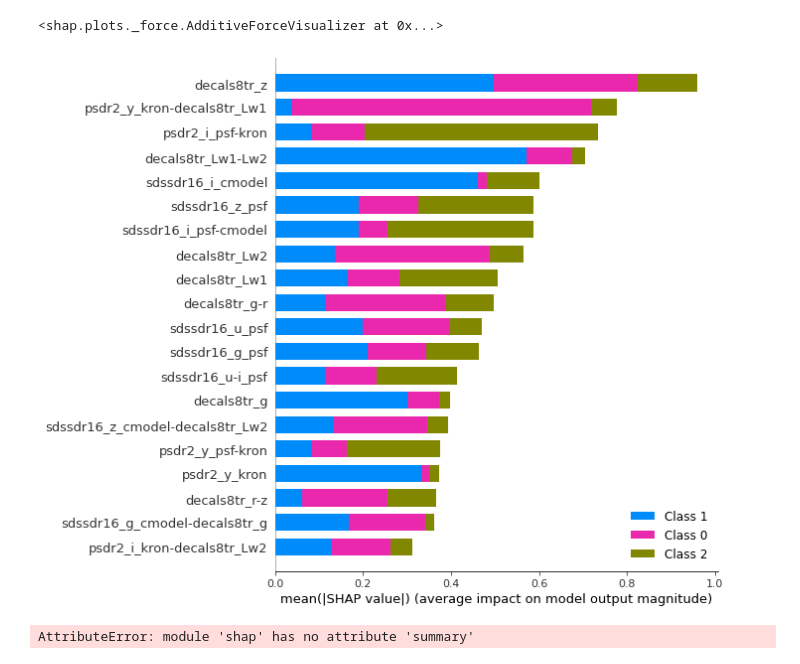
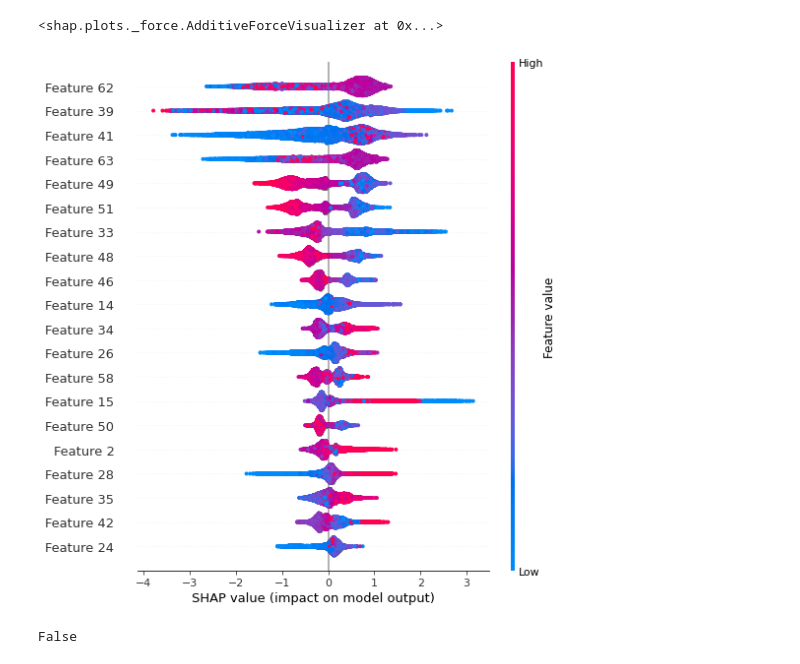
Before and after one commit to NadezhdaMalysheva/Scientific-work, a Jupyter notebook: S-G-Q_DESI+PanSTARRS+SDSS+WISE+J_UHS/Feature selection.ipynb, the cells around one changed output. Saved outputs shown, nothing was run; the diff lists cells and outputs as text; code cells hidden in the pictures.

```diff
--- a/S-G-Q_DESI+PanSTARRS+SDSS+WISE+J_UHS/Feature selection.ipynb
+++ b/S-G-Q_DESI+PanSTARRS+SDSS+WISE+J_UHS/Feature selection.ipynb
@@ -627,7 +629,7 @@ overview = "sdssdr16+psdr2+all_decals8tr"#f[data].keys():
 # %%
-df = pd.read_pickle('./data/rename_x1_class.pkl_gz', compression='gzip')
-df1 = df.loc[df['fold'] == 0].dropna(subset=['J'])
-df2 = df.loc[df['fold'] == 1].dropna(subset=['J'])
+df = pd.read_pickle('./data/weak.pkl_gz', compression='gzip')
+df1 = df.loc[df['fold'] == 0]#.dropna(subset=['J'])
+df2 = df.loc[df['fold'] == 1]#.dropna(subset=['J'])
 # %%
 df11 = df1[f[data][overview]+['class']].dropna()
 df22 = df2[f[data][overview]+['class']].dropna()
@@ -642,8 +644,8 @@ from sklearn.metrics import mean_squared_error, f1_score, confusion_matrix, accu
 import lightgbm as lgb
 from time import time
 # %%
-model1, robust1 = joblib.load('./models0/'+ data +'/model_'+overview+'.pkl'), joblib.load('models0/'+ data +'/'+overview+'_robust_for_gb.pkl')
-model2, robust2 = joblib.load('./models1/'+ data +'/model_'+overview+'.pkl'), joblib.load('models1/'+ data +'/'+overview+'_robust_for_gb.pkl')
+model1, robust1 = joblib.load('weak_true/models0/'+ data +'/model_'+overview+'.pkl'), joblib.load('weak_true/models0/'+ data +'/'+overview+'_robust_for_gb.pkl')
+model2, robust2 = joblib.load('weak_true/models1/'+ data +'/model_'+overview+'.pkl'), joblib.load('weak_true/models1/'+ data +'/'+overview+'_robust_for_gb.pkl')
 # %%
 import seaborn as sns
 import matplotlib.pyplot as plt
@@ -694,5 +1011,6 @@ print_feature(model2, f[data][overview], ax2)
 import shap
 from sklearn.model_selection import train_test_split
 explainer = shap.TreeExplainer(model1)
-train_X, val_X, train_y, val_y = train_test_split(df22[f[data][overview]], df22['class'], random_state=1)
-shap_values = explainer.shap_values(df11[f[data][overview]])
+X_train = robust1.transform(df1[f[data][overview]])
+shap_values = np.array(explainer.shap_values(X_train))
+print(shap_values.shape)
@@ -703,10 +1024,15 @@ shap.force_plot(explainer.expected_value[1], shap_values[1][0, :], df22[f[data][
 [interactive output not drawn]
 <shap.plots._force.AdditiveForceVisualizer at 0x...>
 # %%
-shap.summary_plot(shap_values, df22[f[data][overview]])
+shap.summary_plot(shap_values[0], X_train)
 # %% [output]
-[figure, old version]
+[figure, new version]
-# %%
-shap.summary(shap_values, df22[f[data][overview]])
-# %% [output]
-AttributeError: module 'shap' has no attribute 'summary'
+# %%
+shap_values_ = shap_values.transpose((1,0,2))
+
+np.allclose(
+    model1.predict_proba(X_train),
+    shap_values_.sum(2) + explainer.expected_value
+)
+# %% [output]
+False
```
Also changed, not shown: parts of 32 cells of this notebook, 1 other file.
